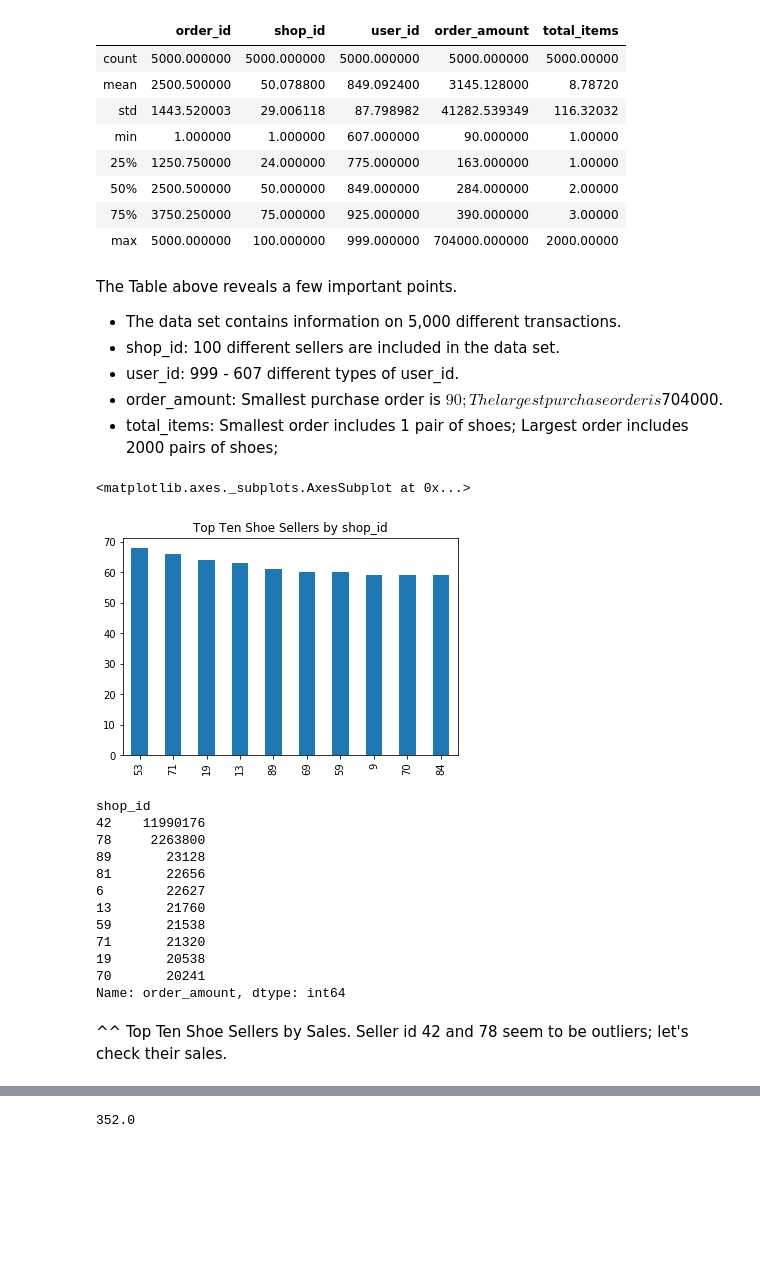
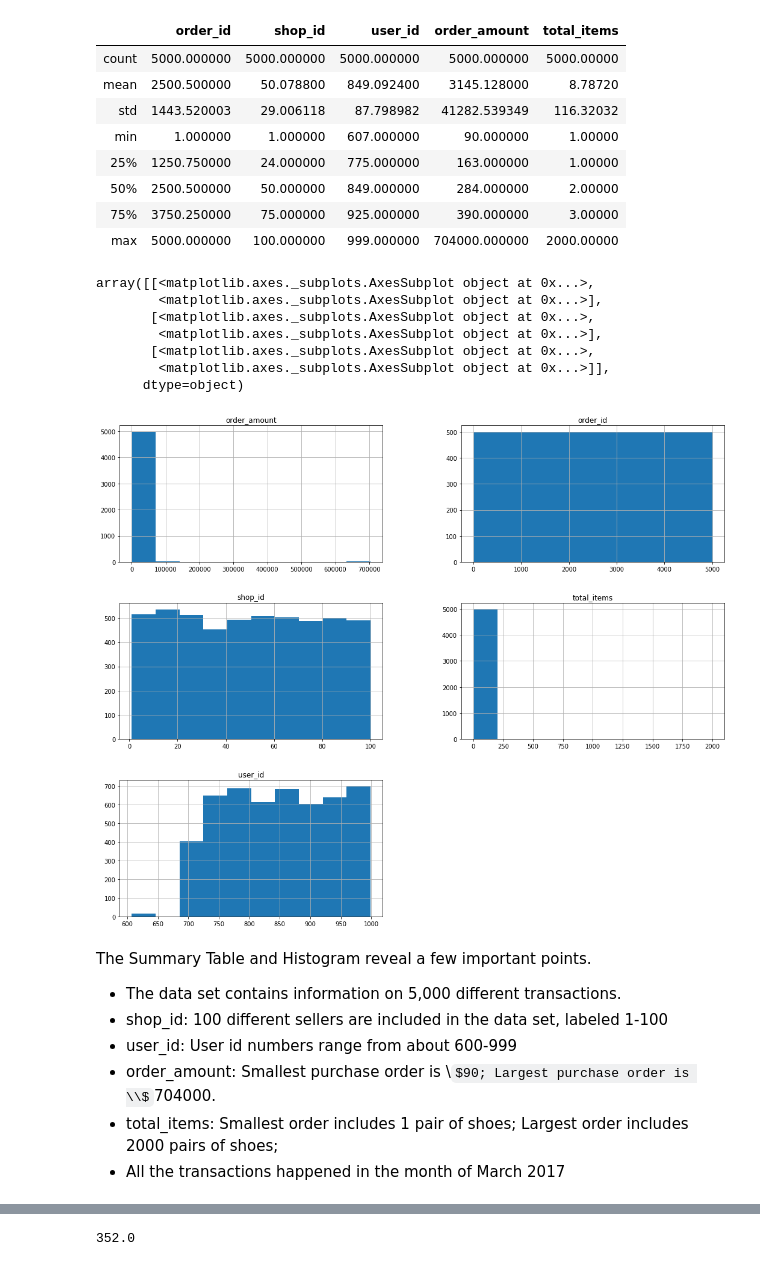
Before and after one commit to rmlevy1/ShopifyChallenge, a Jupyter notebook: EDA & Cleaning.ipynb, the cells around one changed output, grey strips where cells are left out. Drawn from its saved outputs; the diff is of its cells as text; code cells hidden in the pictures; some formulas as TeX source; blank space fills up the shorter version.

```diff
--- a/EDA & Cleaning.ipynb
+++ b/EDA & Cleaning.ipynb
@@ -71,29 +74,19 @@ sneaker_data.
+# %%
+sneaker_data.hist(figsize=(18,15))
+# %% [output]
+array([[<matplotlib.axes._subplots.AxesSubplot object at 0x...>,
+        <matplotlib.axes._subplots.AxesSubplot object at 0x...>],
+       [<matplotlib.axes._subplots.AxesSubplot object at 0x...>,
+        <matplotlib.axes._subplots.AxesSubplot object at 0x...>],
+       [<matplotlib.axes._subplots.AxesSubplot object at 0x...>,
+        <matplotlib.axes._subplots.AxesSubplot object at 0x...>]],
+      dtype=object)
+[figure, added]
 # %% [markdown]
-The Table above reveals a few important points.
+The Summary Table and Histogram reveal a few important points.
 - The data set contains information on 5,000 different transactions.
-- shop_id: 100 different sellers are included in the data set.
-- user_id: 999 - 607 different types of user_id.
-- order_amount: Smallest purchase order is $90; The largest purchase order is $704000.
+- shop_id: 100 different sellers are included in the data set, labeled 1-100
+- user_id: User id numbers range from about 600-999
+- order_amount: Smallest purchase order is \\$90; Largest purchase order is \\$704000.
 - total_items: Smallest order includes 1 pair of shoes; Largest order includes 2000 pairs of shoes;
+- All the transactions happened in the month of March 2017
-# %%
-sneaker_data.shop_id.value_counts().head(10).plot(kind='bar',title='Top Ten Shoe Sellers by shop_id')
-# %% [output]
-<matplotlib.axes._subplots.AxesSubplot at 0x...>
-[figure, removed]
-# %%
-sneaker_data.groupby('shop_id').order_amount.sum().sort_values(ascending = False).head(10)
-# %% [output]
-shop_id
-42    11990176
-78     2263800
-89       23128
-81       22656
-6        22627
-13       21760
-59       21538
-71       21320
-19       20538
-70       20241
-Name: order_amount, dtype: int64
-# %% [markdown]
-^^ Top Ten Shoe Sellers by Sales. Seller id 42 and 78 seem to be outliers; let's check their sales.
```
Also changed, not shown: parts of 22 cells of this notebook, 1 other file.
